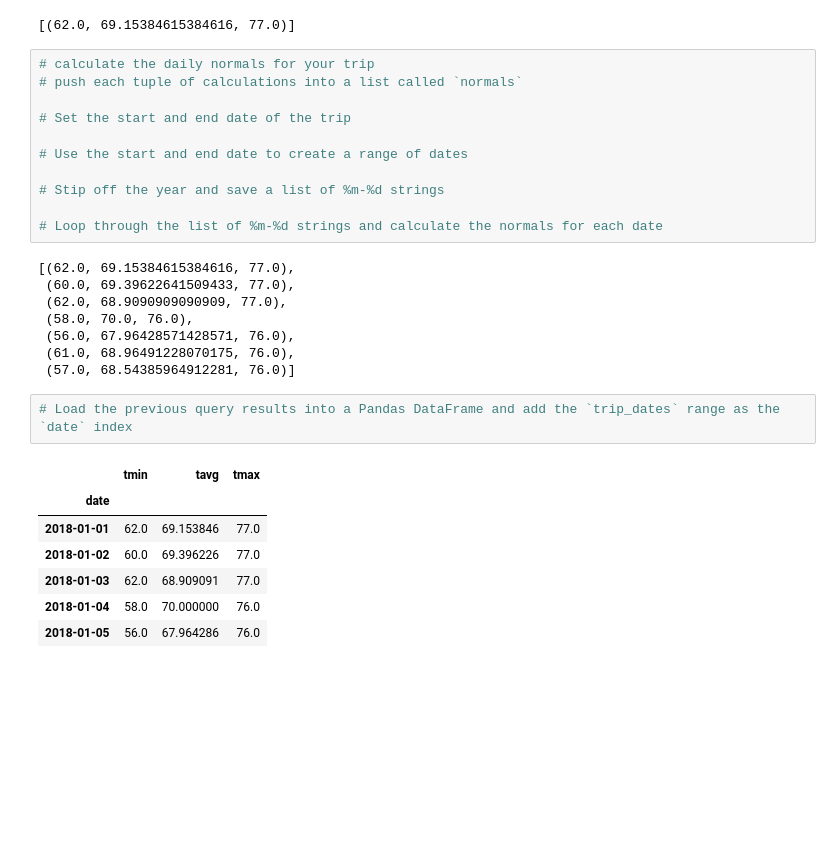
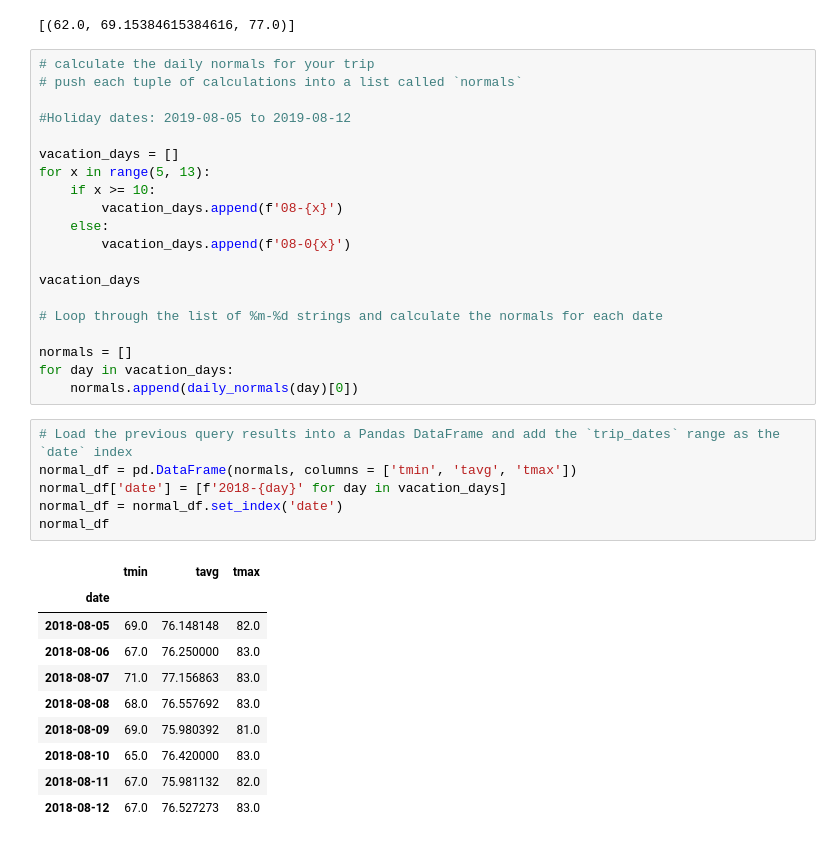
Before and after one commit to alexandermlecocq/homeworkprojects, a Jupyter notebook: 10_orm/Instructions/climate_Alexander_Lecocq.ipynb, the cells around one changed output. Drawn from its saved outputs; the diff is of its cells as text; blank space fills up the shorter version.

```diff
--- a/10_orm/Instructions/climate_Alexander_Lecocq.ipynb
+++ b/10_orm/Instructions/climate_Alexander_Lecocq.ipynb
@@ -219,30 +243,38 @@ daily_normals("01-01")
 # calculate the daily normals for your trip
 # push each tuple of calculations into a list called `normals`
 
-# Set the start and end date of the trip
+#Holiday dates: 2019-08-05 to 2019-08-12
 
-# Use the start and end date to create a range of dates
+vacation_days = []
+for x in range(5, 13):
+    if x >= 10:
+        vacation_days.append(f'08-{x}')
+    else:
+        vacation_days.append(f'08-0{x}')
 
-# Stip off the year and save a list of %m-%d strings
+vacation_days
 
 # Loop through the list of %m-%d strings and calculate the normals for each date
+
+normals = []
+for day in vacation_days:
+    normals.append(daily_normals(day)[0])
-# %% [output]
-[(62.0, 69.15384615384616, 77.0),
- (60.0, 69.39622641509433, 77.0),
- (62.0, 68.9090909090909, 77.0),
- (58.0, 70.0, 76.0),
- (56.0, 67.96428571428571, 76.0),
- (61.0, 68.96491228070175, 76.0),
- (57.0, 68.54385964912281, 76.0)]
 # %%
 # Load the previous query results into a Pandas DataFrame and add the `trip_dates` range as the `date` index
+normal_df = pd.DataFrame(normals, columns = ['tmin', 'tavg', 'tmax'])
+normal_df['date'] = [f'2018-{day}' for day in vacation_days]
+normal_df = normal_df.set_index('date')
+normal_df
 # %% [output]
 |  | tmin | tavg | tmax |
 | date |  |  |  |
-| 2018-01-01 | 62.0 | 69.153846 | 77.0 |
-| 2018-01-02 | 60.0 | 69.396226 | 77.0 |
-| 2018-01-03 | 62.0 | 68.909091 | 77.0 |
-| 2018-01-04 | 58.0 | 70.000000 | 76.0 |
-| 2018-01-05 | 56.0 | 67.964286 | 76.0 |
+| 2018-08-05 | 69.0 | 76.148148 | 82.0 |
+| 2018-08-06 | 67.0 | 76.250000 | 83.0 |
+| 2018-08-07 | 71.0 | 77.156863 | 83.0 |
+| 2018-08-08 | 68.0 | 76.557692 | 83.0 |
+| 2018-08-09 | 69.0 | 75.980392 | 81.0 |
+| 2018-08-10 | 65.0 | 76.420000 | 83.0 |
+| 2018-08-11 | 67.0 | 75.981132 | 82.0 |
+| 2018-08-12 | 67.0 | 76.527273 | 83.0 |
 # %%
 # Plot the daily normals as an area plot with `stacked=False`
```
Also changed, not shown: parts of 6 cells of this notebook.
